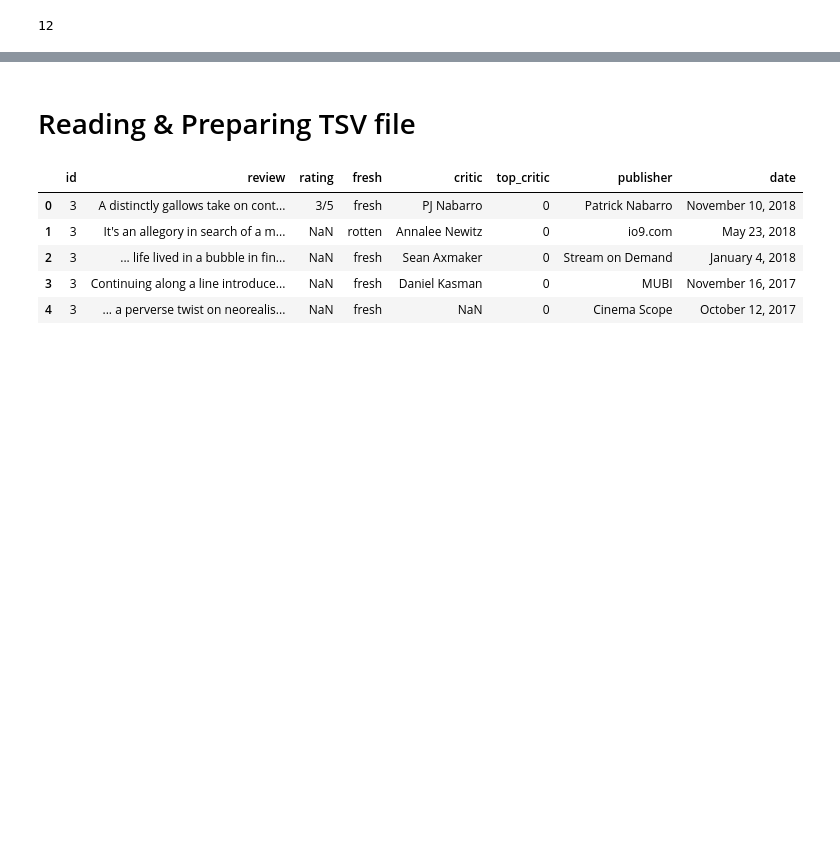
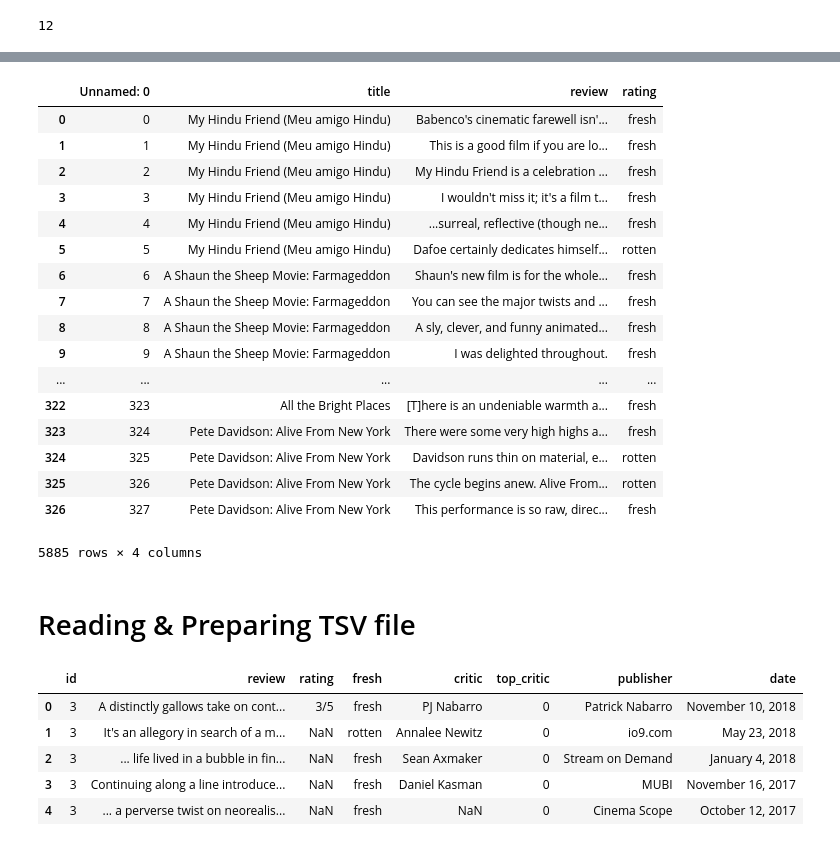
Before and after one commit to KatharinaWiedmann/DataEngGroupProject, a Jupyter notebook: Cleaned_project.ipynb, the cells around one changed output, grey strips where cells are left out. Saved outputs shown, nothing was run; the diff lists cells and outputs as text; code cells hidden in the pictures; blank space fills up the shorter version.

```diff
--- a/Cleaned_project.ipynb
+++ b/Cleaned_project.ipynb
@@ -187,3 +187,27 @@ df.head(3)
+# %%
+part2 = pd.read_csv('web_scraping_rotten_tomatoes_part2.csv')
+part3 = pd.read_csv('web_scraping_rotten_tomatoes_part3.csv')
+
+part2.append(part3,ignore_index = False)
+# %% [output]
+|  | Unnamed: 0 | title | review | rating |
+| 0 | 0 | My Hindu Friend (Meu amigo Hindu) | Babenco's cinematic farewell isn'... | fresh |
+| 1 | 1 | My Hindu Friend (Meu amigo Hindu) | This is a good film if you are lo... | fresh |
+| 2 | 2 | My Hindu Friend (Meu amigo Hindu) | My Hindu Friend is a celebration ... | fresh |
+| 3 | 3 | My Hindu Friend (Meu amigo Hindu) | I wouldn't miss it; it's a film t... | fresh |
+| 4 | 4 | My Hindu Friend (Meu amigo Hindu) | ...surreal, reflective (though ne... | fresh |
+| 5 | 5 | My Hindu Friend (Meu amigo Hindu) | Dafoe certainly dedicates himself... | rotten |
+| 6 | 6 | A Shaun the Sheep Movie: Farmageddon | Shaun's new film is for the whole... | fresh |
+| 7 | 7 | A Shaun the Sheep Movie: Farmageddon | You can see the major twists and ... | fresh |
+| 8 | 8 | A Shaun the Sheep Movie: Farmageddon | A sly, clever, and funny animated... | fresh |
+| 9 | 9 | A Shaun the Sheep Movie: Farmageddon | I was delighted throughout. | fresh |
+| ... | ... | ... | ... | ... |
+| 322 | 323 | All the Bright Places | [T]here is an undeniable warmth a... | fresh |
+| 323 | 324 | Pete Davidson: Alive From New York | There were some very high highs a... | fresh |
+| 324 | 325 | Pete Davidson: Alive From New York | Davidson runs thin on material, e... | rotten |
+| 325 | 326 | Pete Davidson: Alive From New York | The cycle begins anew. Alive From... | rotten |
+| 326 | 327 | Pete Davidson: Alive From New York | This performance is so raw, direc... | fresh |
+5885 rows × 4 columns
 # %% [markdown]
 # Reading & Preparing TSV file
 # %%
```
Also changed, not shown: parts of 6 cells of this notebook, 3 other files.
